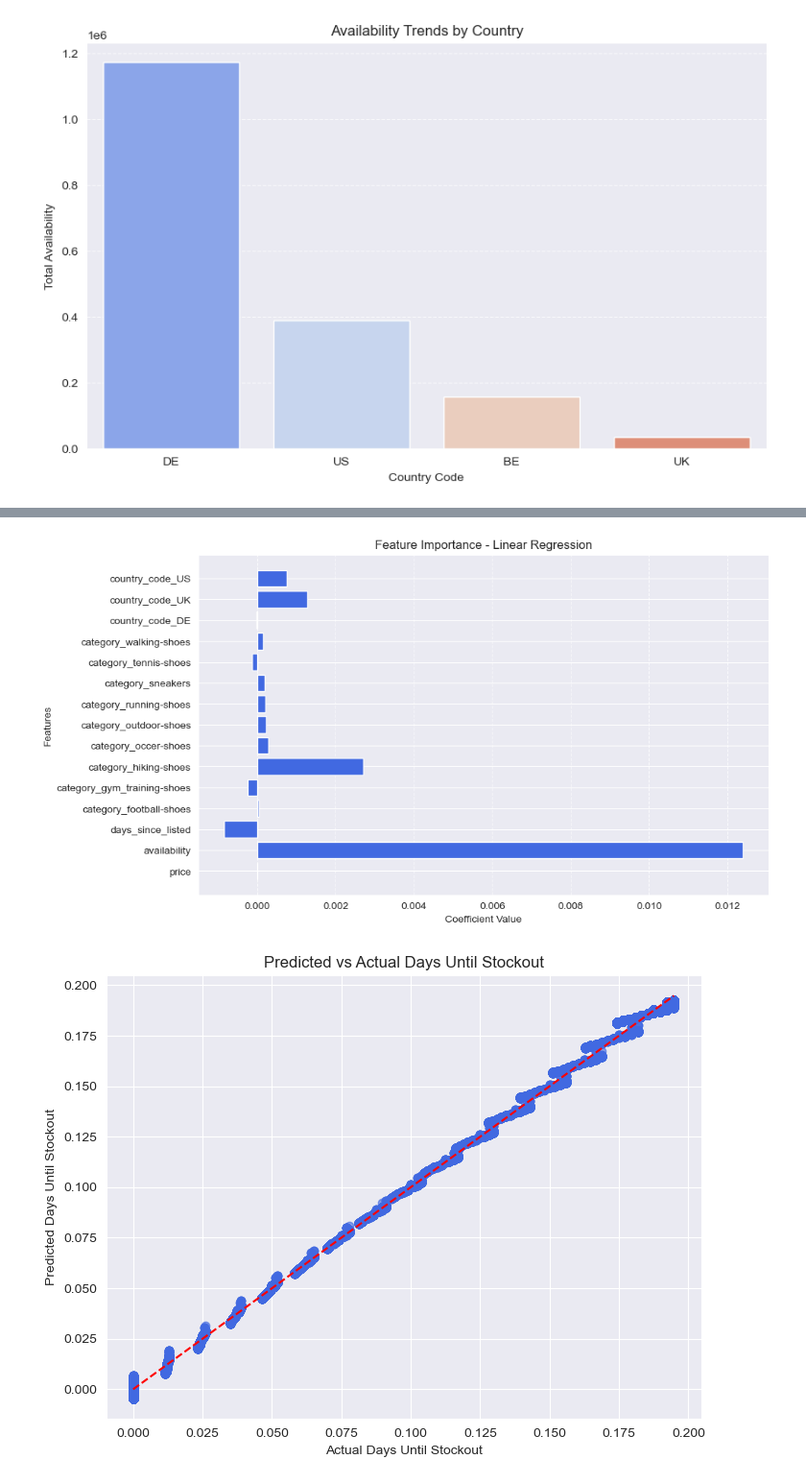
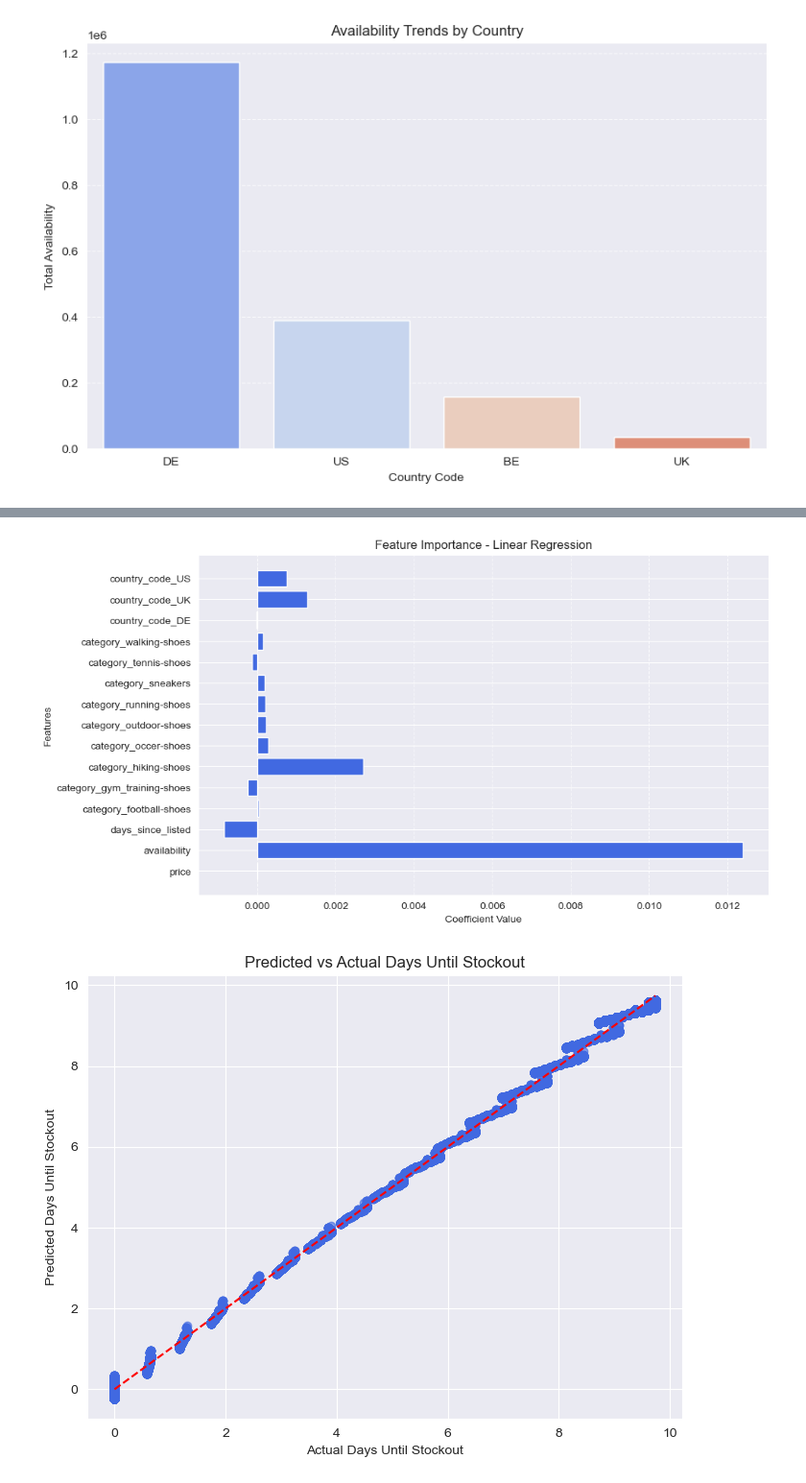
Before and after one commit to odxscholars/sollda1, a Jupyter notebook: main.ipynb, the cells around one changed output, grey strips where cells are left out. Shown: that part at 96% size. Cells and saved outputs as stored; diff of their text form; code cells hidden in the pictures.

```diff
--- a/main.ipynb
+++ b/main.ipynb
@@ -1047,22 +1071,28 @@ IH8232 gym_training-shoes                      -0.004732
 # %%
 # Plot feature importance
 plt.figure(figsize=(10, 6))
 plt.barh(X.columns, lr_model.coef_, color='royalblue')
 plt.xlabel("Coefficient Value")
 plt.ylabel("Features")
 plt.title("Feature Importance - Linear Regression")
 plt.grid(axis='x', linestyle='--', alpha=0.7)
 plt.show()
 
-# Plot predicted vs actual values
+scaling_factor = 50
+
+# Scale predictions and actual values
+y_test_scaled = y_test * scaling_factor
+y_pred_scaled = y_pred * scaling_factor
+
+# Plot adjusted values
 plt.figure(figsize=(8, 6))
-plt.scatter(y_test, y_pred, color='royalblue', alpha=0.6)
-plt.plot([y_test.min(), y_test.max()], [y_test.min(), y_test.max()], 'r--')
+plt.scatter(y_test_scaled, y_pred_scaled, color='royalblue', alpha=0.6)
+plt.plot([y_test_scaled.min(), y_test_scaled.max()], [y_test_scaled.min(), y_test_scaled.max()], 'r--')
 plt.xlabel("Actual Days Until Stockout")
 plt.ylabel("Predicted Days Until Stockout")
 plt.title("Predicted vs Actual Days Until Stockout")
 plt.grid(True)
 plt.show()
 # %% [output]
 [figure]
-[figure, old version]
+[figure, new version]
```
Also changed, not shown: parts of 3 cells of this notebook.
